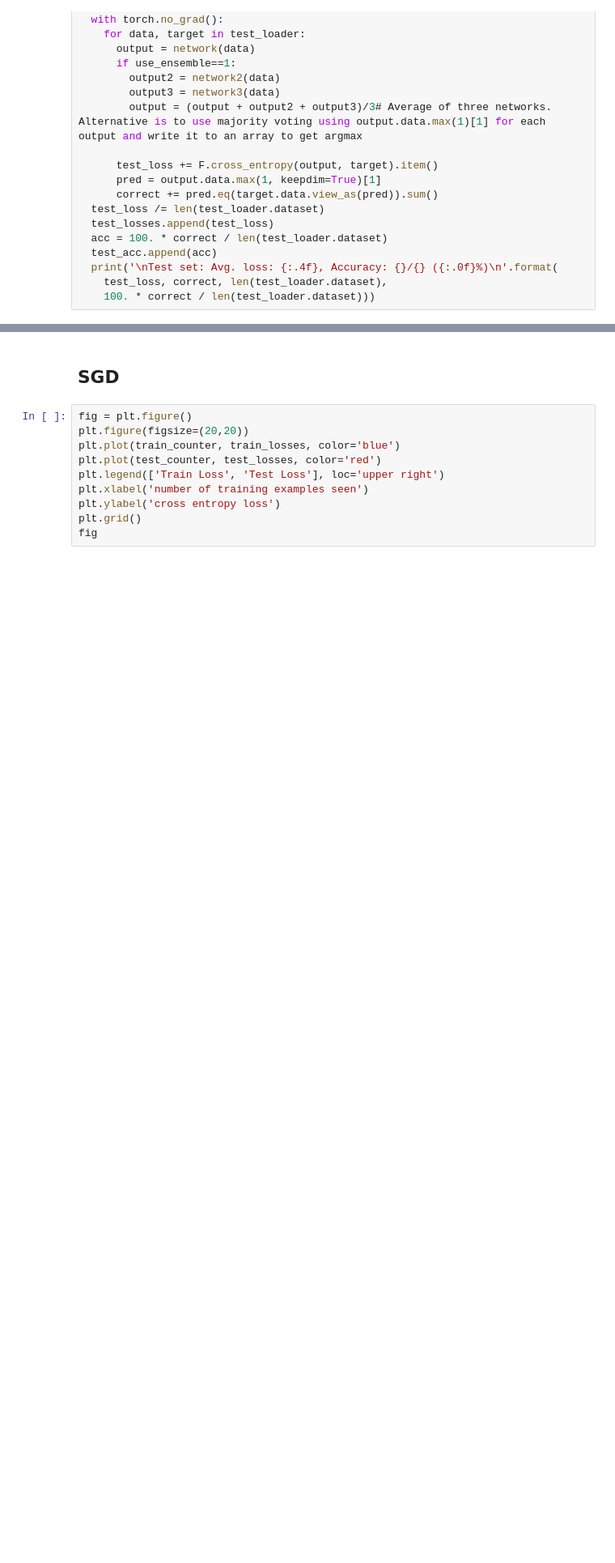
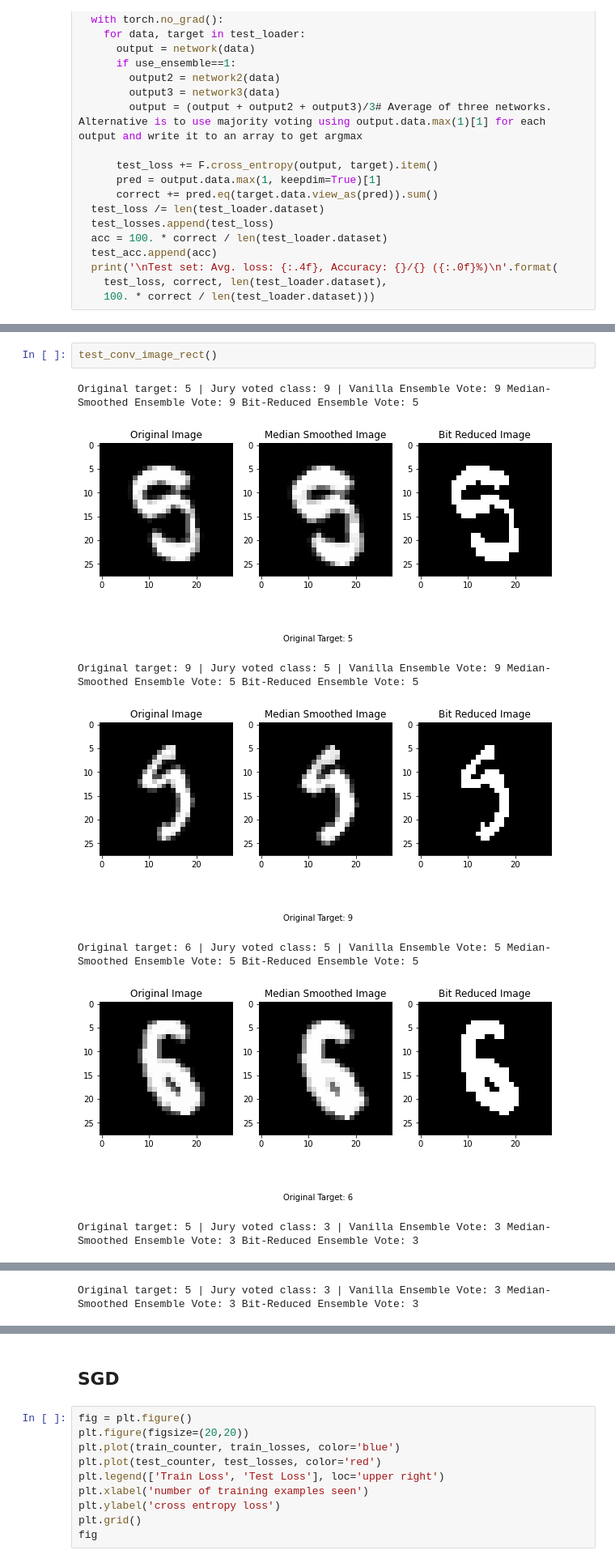
Before and after one commit to Caryox/adversarial-robustness, a Jupyter notebook: notepads/simple_cnn.ipynb, the cells around one changed output, grey strips where cells are left out. Shown at 81% size. Drawn from its saved outputs; the diff is of its cells as text; blank space fills up the shorter version.

Commit message:
Implemented test function with all models and image rectifications using jury voting. Implemented tensor distance measurement inside test loop

```diff
--- a/notepads/simple_cnn.ipynb
+++ b/notepads/simple_cnn.ipynb
@@ -485,0 +629,10 @@ def test(use_ensemble=0):
+# %%
+test_conv_image_rect()
+# %% [output]
+Original target: 5 | Jury voted class: 9 | Vanilla Ensemble Vote: 9 Median-Smoothed Ensemble Vote: 9 Bit-Reduced Ensemble Vote: 5
+[figure, added]
+Original target: 9 | Jury voted class: 5 | Vanilla Ensemble Vote: 9 Median-Smoothed Ensemble Vote: 5 Bit-Reduced Ensemble Vote: 5
+[figure, added]
+Original target: 6 | Jury voted class: 5 | Vanilla Ensemble Vote: 5 Median-Smoothed Ensemble Vote: 5 Bit-Reduced Ensemble Vote: 5
+[figure, added]
+Original target: 5 | Jury voted class: 3 | Vanilla Ensemble Vote: 3 Median-Smoothed Ensemble Vote: 3 Bit-Reduced Ensemble Vote: 3
@@ -485,0 +640 @@ def test(use_ensemble=0):
+Original target: 5 | Jury voted class: 3 | Vanilla Ensemble Vote: 3 Median-Smoothed Ensemble Vote: 3 Bit-Reduced Ensemble Vote: 3
```
Also changed, not shown: parts of 4 cells of this notebook.
